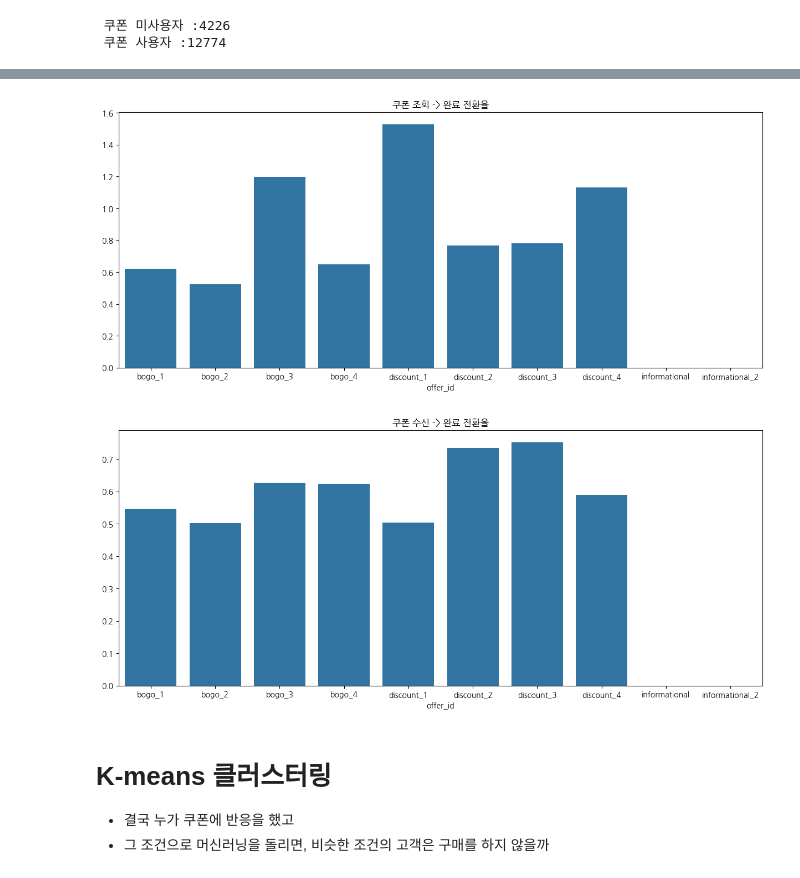
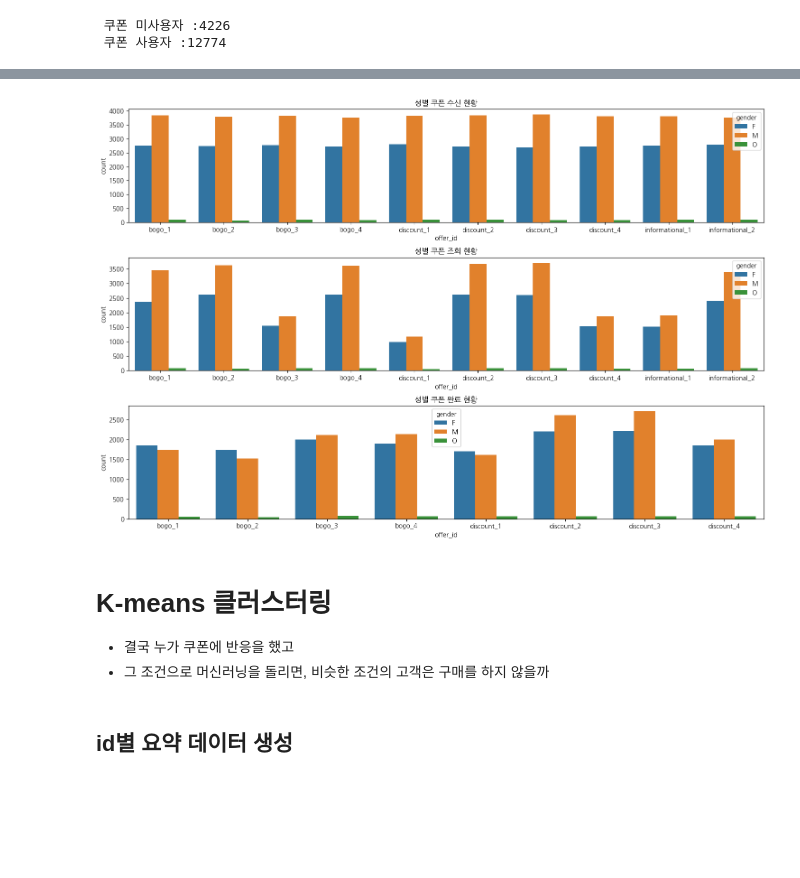
Before and after one commit to S-HNJN/Aiffel, a Jupyter notebook: starbucks/starbucks.ipynb, the cells around one changed output, grey strips where cells are left out. Cells and saved outputs as stored; diff of their text form; code cells hidden in the pictures; blank space fills up the shorter version.

```diff
--- a/starbucks/starbucks.ipynb
+++ b/starbucks/starbucks.ipynb
@@ -527,25 +489,29 @@ plt.show()
-# %%
-# veiwed -> completed 전환율 분석 필요
-
-complete_rate = df[df['event']=='offer completed'].groupby('offer_id').size() / df[df['event']=='offer viewed'].groupby('offer_id').size()
-plt.figure(figsize=(15,6))
-sns.barplot(x=complete_rate.index, y=complete_rate.values)
-plt.title('쿠폰 조회 -> 완료 전환율')
-plt.show()
-# %% [output]
-[figure, removed]
-# %%
-# recieved -> completed 전환율 분석 필요
-complete_rate = df[df['event']=='offer completed'].groupby('offer_id').size() / df[df['event']=='offer received'].groupby('offer_id').size()
-plt.figure(figsize=(15,6))
-sns.barplot(x=complete_rate.index, y=complete_rate.values)
-plt.title('쿠폰 수신 -> 완료 전환율')
-plt.show()
-# %% [output]
-[figure, removed]
+# %%
+plt.figure(figsize=(15,10))
+offer_completed_cnt = df[df['event']=='offer received'].groupby(['offer_id', 'gender']).size().reset_index(name='count')
+plt.subplot(311)
+sns.barplot(x='offer_id', y='count', hue='gender', data=offer_completed_cnt)
+plt.title('성별 쿠폰 수신 현황')
+
+offer_completed_cnt = df[df['event']=='offer viewed'].groupby(['offer_id', 'gender']).size().reset_index(name='count')
+plt.subplot(312)
+sns.barplot(x='offer_id', y='count', hue='gender', data=offer_completed_cnt)
+plt.title('성별 쿠폰 조회 현황')
+
+offer_completed_cnt = df[df['event']=='offer completed'].groupby(['offer_id', 'gender']).size().reset_index(name='count')
+plt.subplot(313)
+sns.barplot(x='offer_id', y='count', hue='gender', data=offer_completed_cnt)
+plt.title('성별 쿠폰 완료 현황')
+
+plt.tight_layout()
+plt.show()
+# %% [output]
+[figure, new version]
 # %% [markdown]
 # K-means 클러스터링
 + 결국 누가 쿠폰에 반응을 했고
 + 그 조건으로 머신러닝을 돌리면, 비슷한 조건의 고객은 구매를 하지 않을까
+# %% [markdown]
+## id별 요약 데이터 생성
 # %%
 
```
Also changed, not shown: parts of 39 cells of this notebook.
